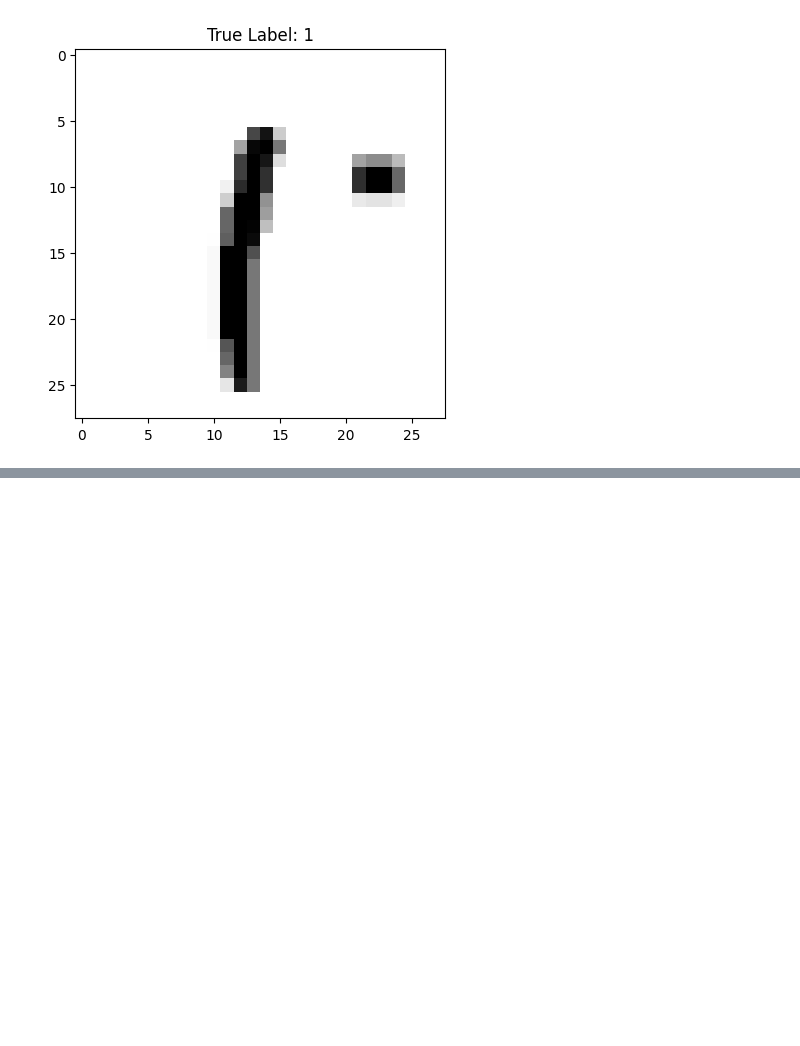
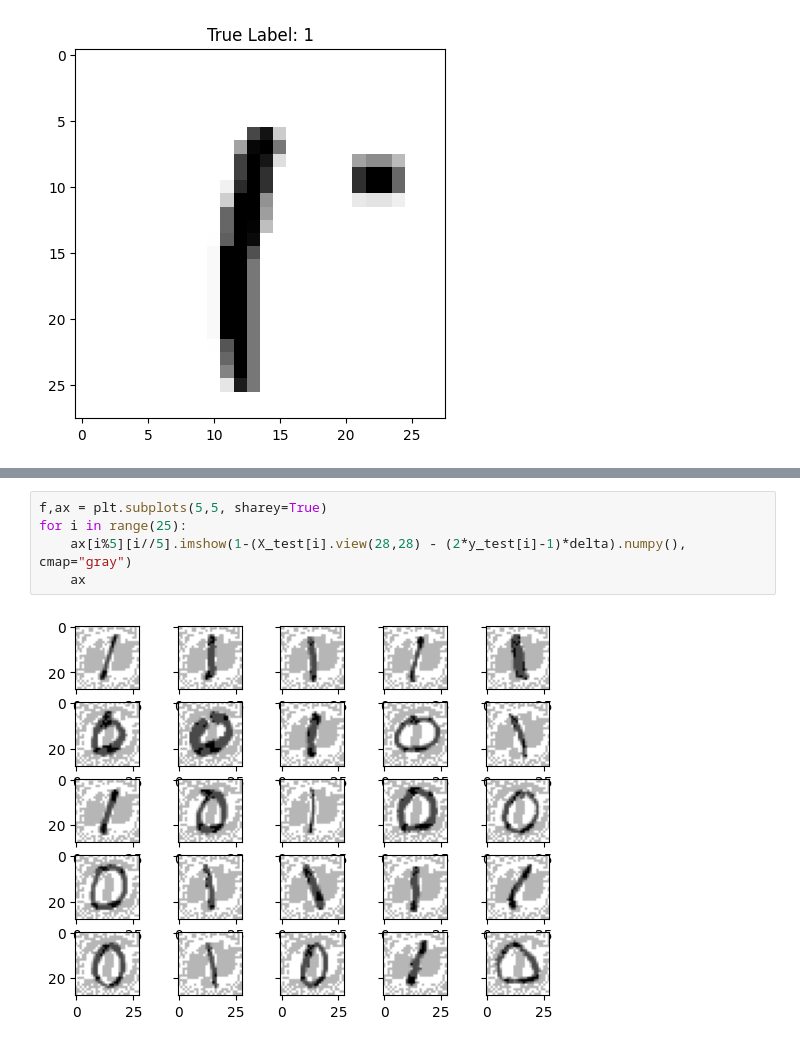
Before and after one commit to zlxlty/RAdversarial, a Jupyter notebook: reading_notes/skylu/chapter2.ipynb, the cells around one changed output, grey strips where cells are left out. Drawn from its saved outputs; the diff is of its cells as text; blank space fills up the shorter version.

```diff
--- a/reading_notes/skylu/chapter2.ipynb
+++ b/reading_notes/skylu/chapter2.ipynb
@@ -67,0 +87,7 @@ Text(0.5, 1.0, 'True Label: 1')
+# %%
+f,ax = plt.subplots(5,5, sharey=True)
+for i in range(25):
+    ax[i%5][i//5].imshow(1-(X_test[i].view(28,28) - (2*y_test[i]-1)*delta).numpy(), cmap="gray")
+    ax
+# %% [output]
+[figure, added]
```
Also changed, not shown: parts of 6 cells of this notebook.
